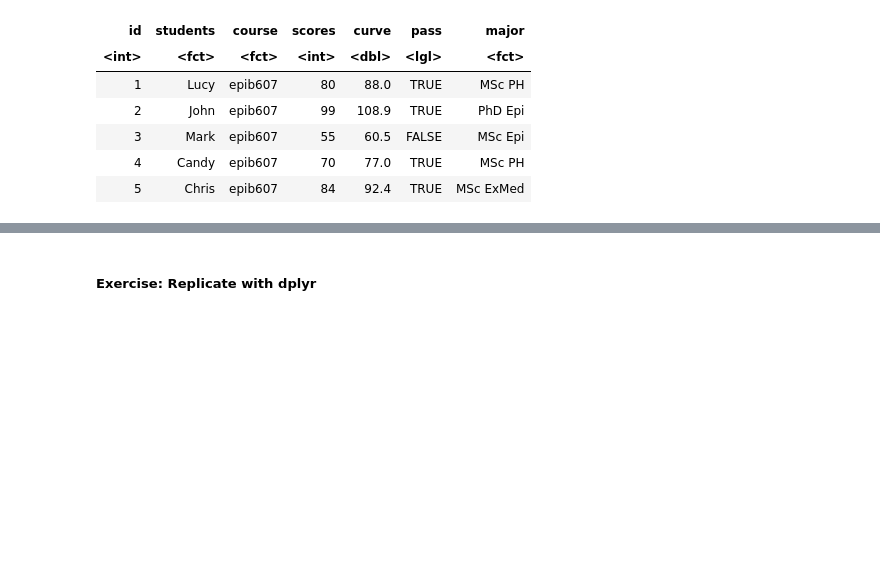
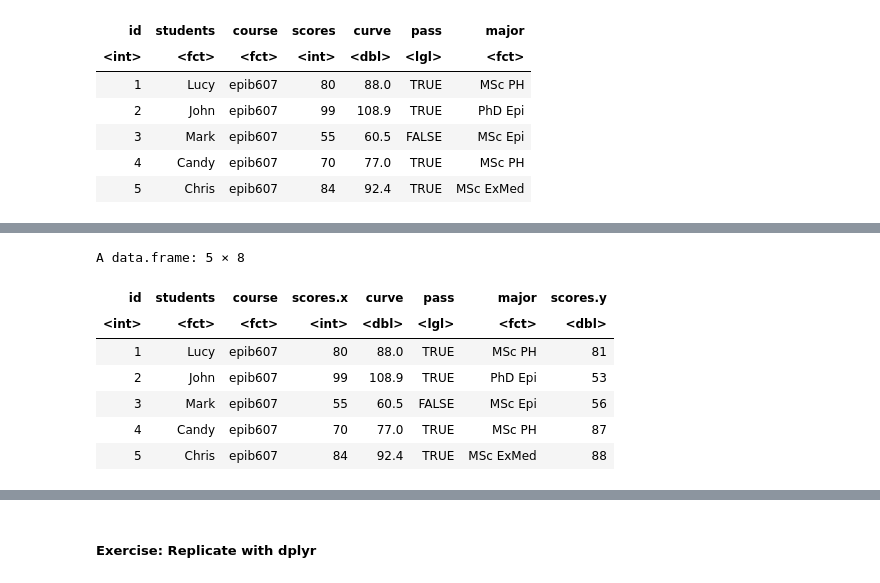
Before and after one commit to ly129/EPIB613_2020, a Jupyter notebook: Lecture4.ipynb, the cells around one changed output, grey strips where cells are left out. Drawn from its saved outputs; the diff is of its cells as text; code cells hidden in the pictures; blank space fills up the shorter version.

```diff
--- a/Lecture4.ipynb
+++ b/Lecture4.ipynb
@@ -309,3 +369,5 @@ The following objects are masked from ‘package:base’:
 - After you load 'dplyr', when you call these functions, you will use the ones in 'dplyr' instead of the ones in 'stats' and 'base'.
 
 ##### Exercise: Show the name and score of those who passed except Lucy.
+# %%
+df.step1 <- filter(df, pass & students != "Lucy"); df.step1
@@ -311,0 +381,2 @@ The following objects are masked from ‘package:base’:
+# %%
+df.step2 <- select(df.step1, students, scores); df.step2
@@ -466,3 +560,13 @@ A data.frame: 5 × 7
 | 3 | Mark | epib607 | 55 | 60.5 | FALSE | MSc Epi |
 | 4 | Candy | epib607 | 70 | 77.0 | TRUE | MSc PH |
 | 5 | Chris | epib607 | 84 | 92.4 | TRUE | MSc ExMed |
+# %%
+# Question from class:
+# In case of duplicated variable names from both data frames that are not used for merging,
+# keep only one of them.
+
+# The merge() function does not seem to support it.
+    # Maybe delete the unwanted one from one of the data frames before merging is easier.
+# We can still do something on our own.
+
+df.major$scores <- round(runif(7, 50, 100)); df.major
@@ -468,0 +584,12 @@ A data.frame: 5 × 7
+# %%
+# Note how merge() treats duplicated variables (scores.x and scores.y)
+merge(x = df, y = df.major, by = "id")
+# %% [output]
+A data.frame: 5 × 8
+| id | students | course | scores.x | curve | pass | major | scores.y |
+| <int> | <fct> | <fct> | <int> | <dbl> | <lgl> | <fct> | <dbl> |
+| 1 | Lucy | epib607 | 80 | 88.0 | TRUE | MSc PH | 81 |
+| 2 | John | epib607 | 99 | 108.9 | TRUE | PhD Epi | 53 |
+| 3 | Mark | epib607 | 55 | 60.5 | FALSE | MSc Epi | 56 |
+| 4 | Candy | epib607 | 70 | 77.0 | TRUE | MSc PH | 87 |
+| 5 | Chris | epib607 | 84 | 92.4 | TRUE | MSc ExMed | 88 |
```
Also changed, not shown: parts of 23 cells of this notebook, 2 other files.
